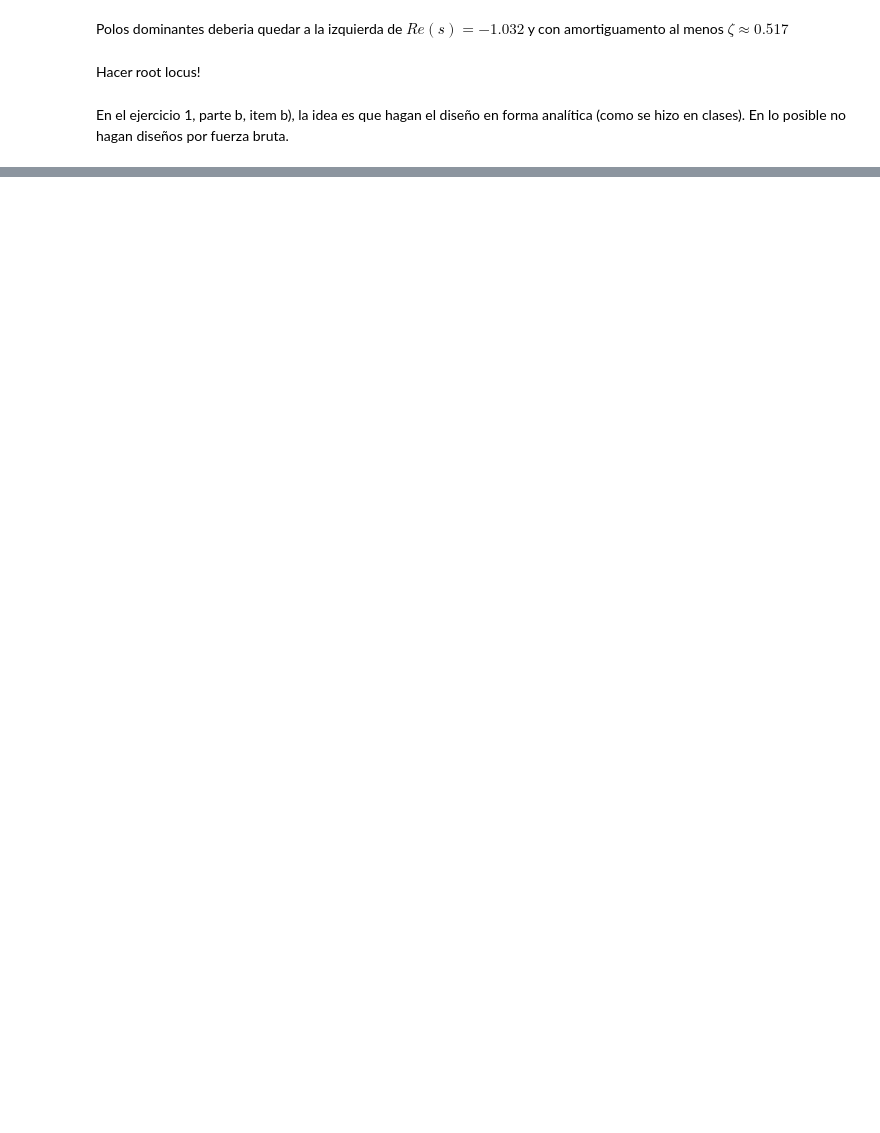
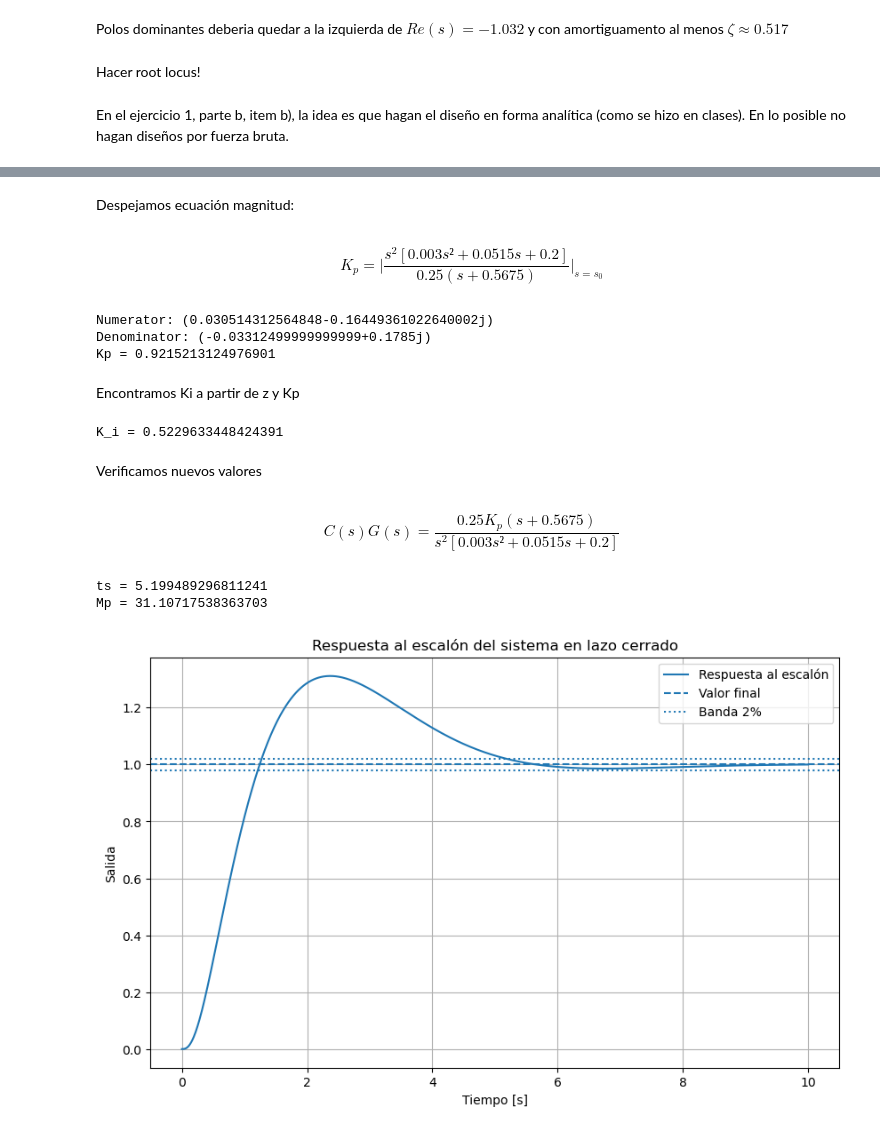
Before and after one commit to LucioLuque/Control-TP1, a Jupyter notebook: Ejercicio1.ipynb, the cells around one changed output, grey strips where cells are left out. Saved outputs shown, nothing was run; the diff lists cells and outputs as text; code cells hidden in the pictures; blank space fills up the shorter version.

```diff
--- a/Ejercicio1.ipynb
+++ b/Ejercicio1.ipynb
@@ -492,0 +606,59 @@ En el ejercicio 1, parte b, item b), la idea es que hagan el diseño en forma an
+# %% [markdown]
+Despejamos ecuación magnitud:
+# %% [markdown]
+$$ K_p = \Big|\frac{s^2[0.003s² + 0.0515s + 0.2]}{0.25(s+0.5675)}\Big|_{s=s_0} $$
+# %%
+import numpy as np
+
+s0 = -0.7 + 0.714j
+
+numerator = s0**2 * (0.003*s0**2 + 0.0515*s0 + 0.2)
+denominator = 0.25 * (s0 + 0.5675)
+
+Kp = abs(numerator / denominator)
+print(f"Kp = {Kp}")
+# %% [output]
+Numerator: (0.030514312564848-0.16449361022640002j)
+Denominator: (-0.03312499999999999+0.1785j)
+Kp = 0.9215213124976901
+# %% [markdown]
+Encontramos Ki a partir de z y Kp
+# %%
+Kp = 0.9215213124976901
+z = 0.5675
+
+print(f"K_i = {Kp * z}")
+# %% [output]
+K_i = 0.5229633448424391
+# %% [markdown]
+Verificamos nuevos valores
+# %% [markdown]
+$$ C(s)G(s) = \frac{0.25K_p(s+0.5675)}{s^2[0.003s² + 0.0515s + 0.2]} $$
+# %%
+import numpy as np
+import matplotlib.pyplot as plt
+import control as ctrl
+
+CG = ctrl.TransferFunction([0.25 * 0.922, 0.25 * 0.922 * 0.5675], [0.003, 0.0515, 0.2, 0, 0])
+T = ctrl.feedback(CG, 1)
+info = ctrl.step_info(T, SettlingTimeThreshold=0.02)
+print("ts =", info["SettlingTime"])
+print("Mp =", info["Overshoot"])
+
+t = np.linspace(0, 10, 1000)
+t, y = ctrl.step_response(T, T=t)
+plt.figure(figsize=(10,6))
+plt.plot(t, y, label='Respuesta al escalón')
+plt.axhline(info["SteadyStateValue"], linestyle='--', label='Valor final')
+plt.axhline(1.02 * info["SteadyStateValue"], linestyle=':', label='Banda 2%')
+plt.axhline(0.98 * info["SteadyStateValue"], linestyle=':')
+plt.xlabel('Tiempo [s]')
+plt.ylabel('Salida')
+plt.title('Respuesta al escalón del sistema en lazo cerrado')
+plt.grid(True)
+plt.legend()
+plt.show()
+# %% [output]
+ts = 5.199489296811241
+Mp = 31.10717538363703
+[figure, added]
```
Also changed, not shown: parts of 8 cells of this notebook.
